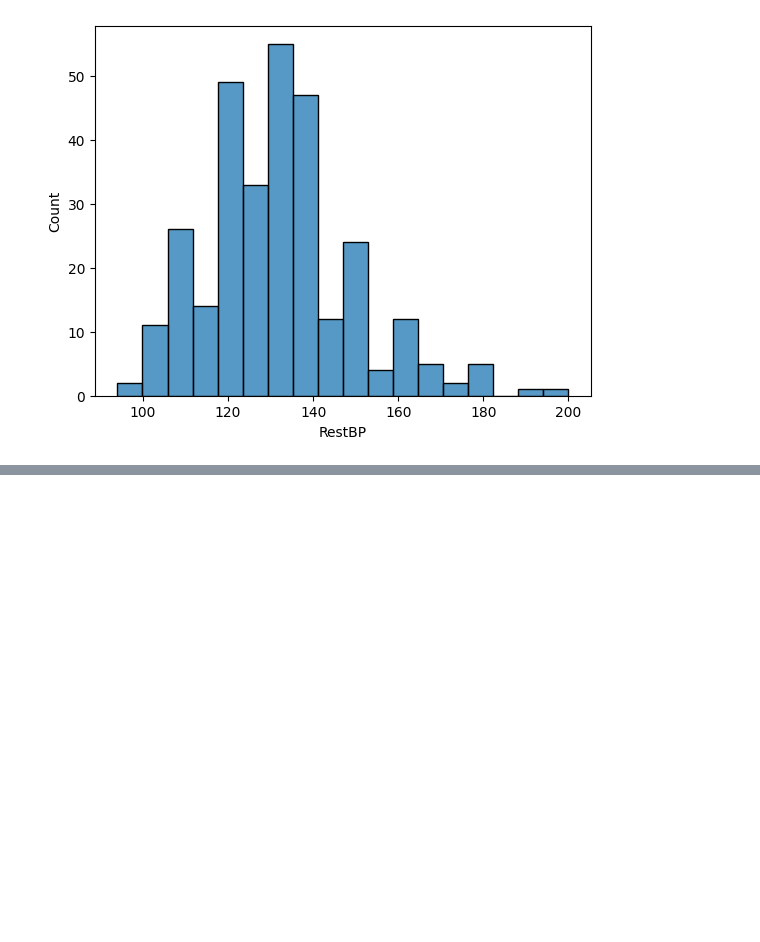
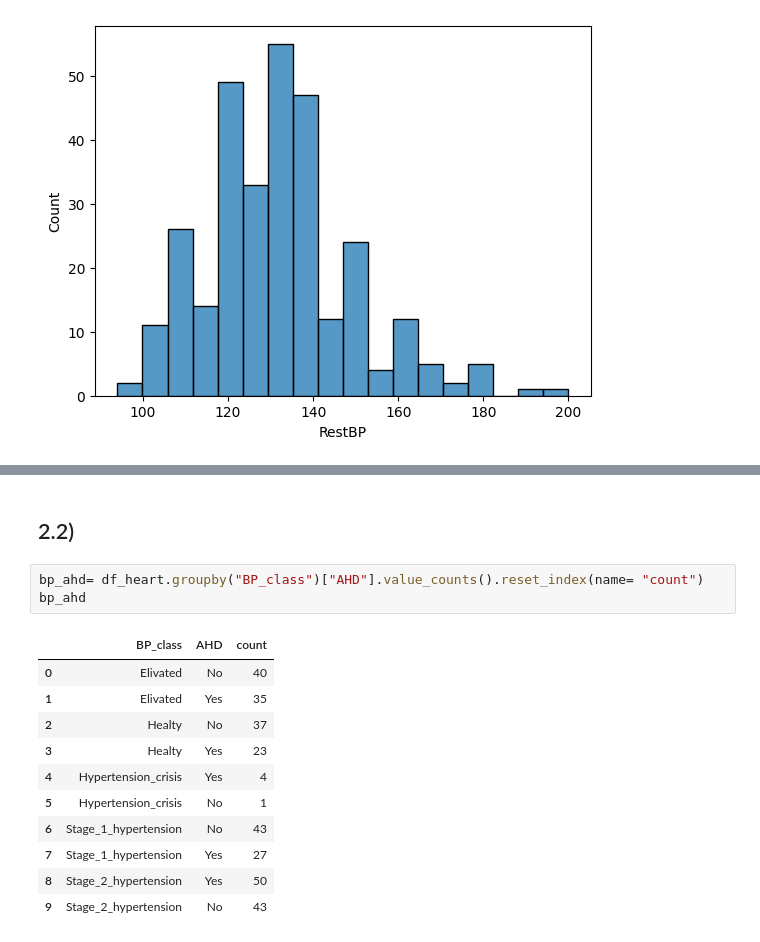
Before and after one commit to MiltonOberg/Artificial_Intelligence2-Milton-OPA23, a Jupyter notebook: Labb_1/labb_1.ipynb, the cells around one changed output, grey strips where cells are left out. Cells and saved outputs as stored; diff of their text form; blank space fills up the shorter version.

```diff
--- a/Labb_1/labb_1.ipynb
+++ b/Labb_1/labb_1.ipynb
@@ -880,0 +899,17 @@ sns.histplot(data= df_heart, x= "RestBP")
+# %% [markdown]
+## 2.2)
+# %%
+bp_ahd= df_heart.groupby("BP_class")["AHD"].value_counts().reset_index(name= "count")
+bp_ahd
+# %% [output]
+|  | BP_class | AHD | count |
+| 0 | Elivated | No | 40 |
+| 1 | Elivated | Yes | 35 |
+| 2 | Healty | No | 37 |
+| 3 | Healty | Yes | 23 |
+| 4 | Hypertension_crisis | Yes | 4 |
+| 5 | Hypertension_crisis | No | 1 |
+| 6 | Stage_1_hypertension | No | 43 |
+| 7 | Stage_1_hypertension | Yes | 27 |
+| 8 | Stage_2_hypertension | Yes | 50 |
+| 9 | Stage_2_hypertension | No | 43 |
```
Also changed, not shown: parts of 3 cells of this notebook.
